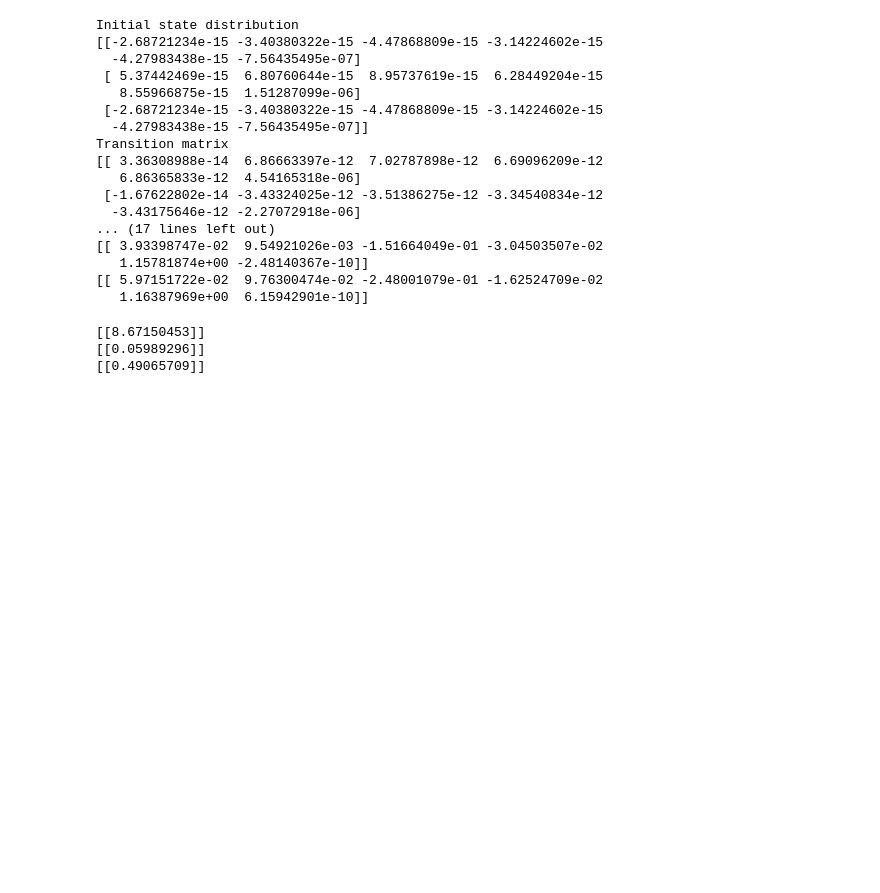
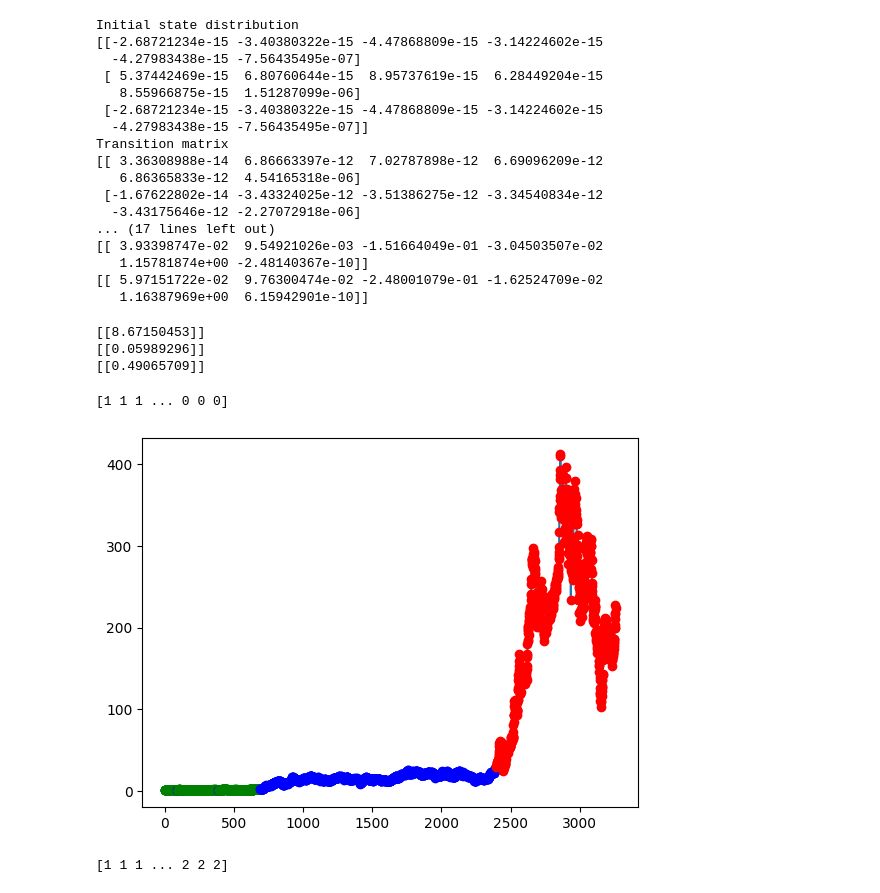
Before and after one commit to 3sara/PML_project, a Jupyter notebook: Financial_data_analysis.ipynb, the cells around one changed output. Saved outputs shown, nothing was run; the diff lists cells and outputs as text; code cells hidden in the pictures; blank space fills up the shorter version.

Commit message:
viterbi trial

```diff
--- a/Financial_data_analysis.ipynb
+++ b/Financial_data_analysis.ipynb
@@ -110,3 +110,31 @@ print(np.sqrt(SHMM.model_emissions[2][0].dispersion))
 [[8.67150453]]
 [[0.05989296]]
 [[0.49065709]]
+# %%
+viterbi_path = SHMM.viterbi()
+print(viterbi_path)
+# %% [output]
+[1 1 1 ... 0 0 0]
+# %%
+# plot the output data and the hidden states, i want that the line of the close data becomes red when state is 0, grey when state is 1 and blue when state is 2
+import matplotlib.pyplot as plt
+plt.plot(data['Close-next-day'])
+for i in range(len(viterbi_path)):
+    if viterbi_path[i] == 0:
+        plt.plot(i, data['Close-next-day'][i], 'ro')
+    elif viterbi_path[i] == 1:
+        plt.plot(i, data['Close-next-day'][i], 'go')
+    else:
+        plt.plot(i, data['Close-next-day'][i], 'bo')
+plt.show()
+# %% [output]
+[figure, added]
+# %%
+import hmmlearn.hmm as hmm
+
+model = hmm.GaussianHMM(n_components=4, covariance_type="full", n_iter=1000)
+model.fit(data[['Close-next-day']])
+hidden_states = model.predict(data[['Close-next-day']])
+print(hidden_states)
+# %% [output]
+[1 1 1 ... 2 2 2]
```
Also changed, not shown: parts of 2 cells of this notebook, 2 other files.
